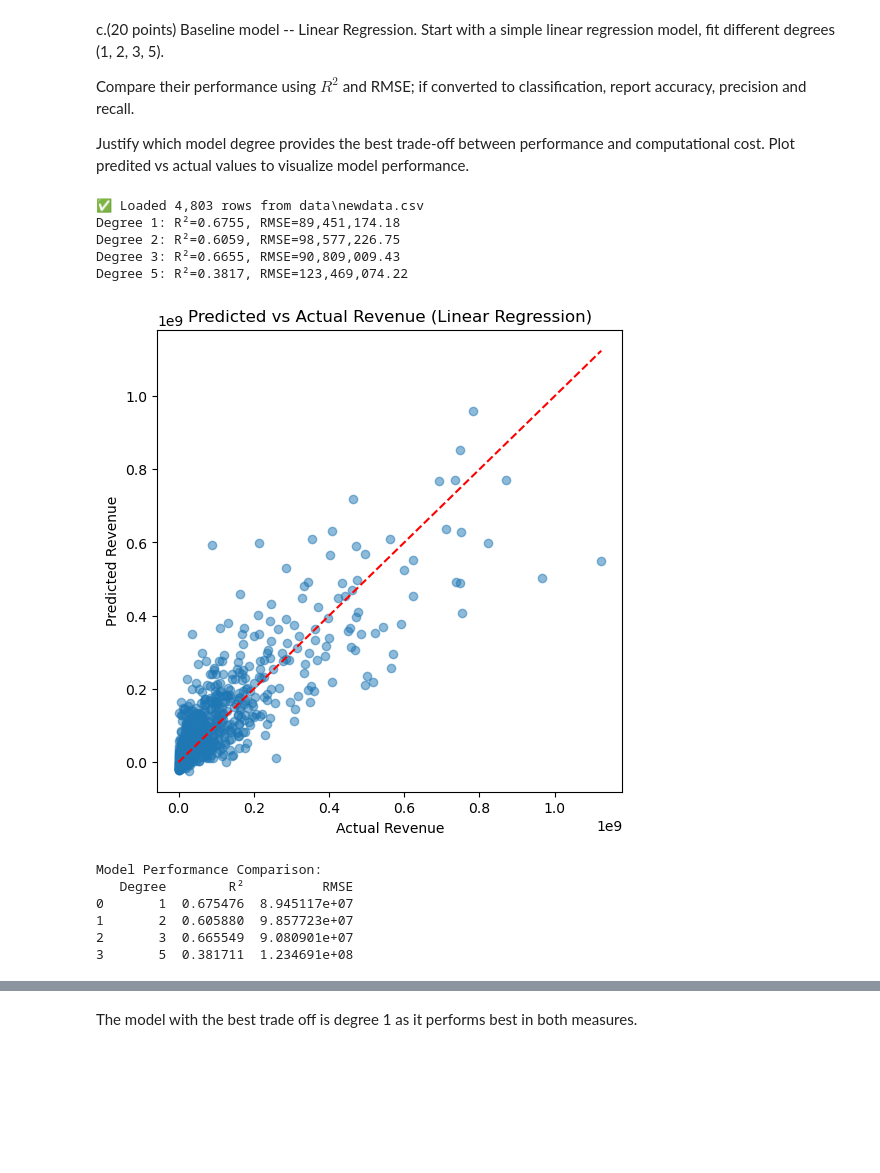
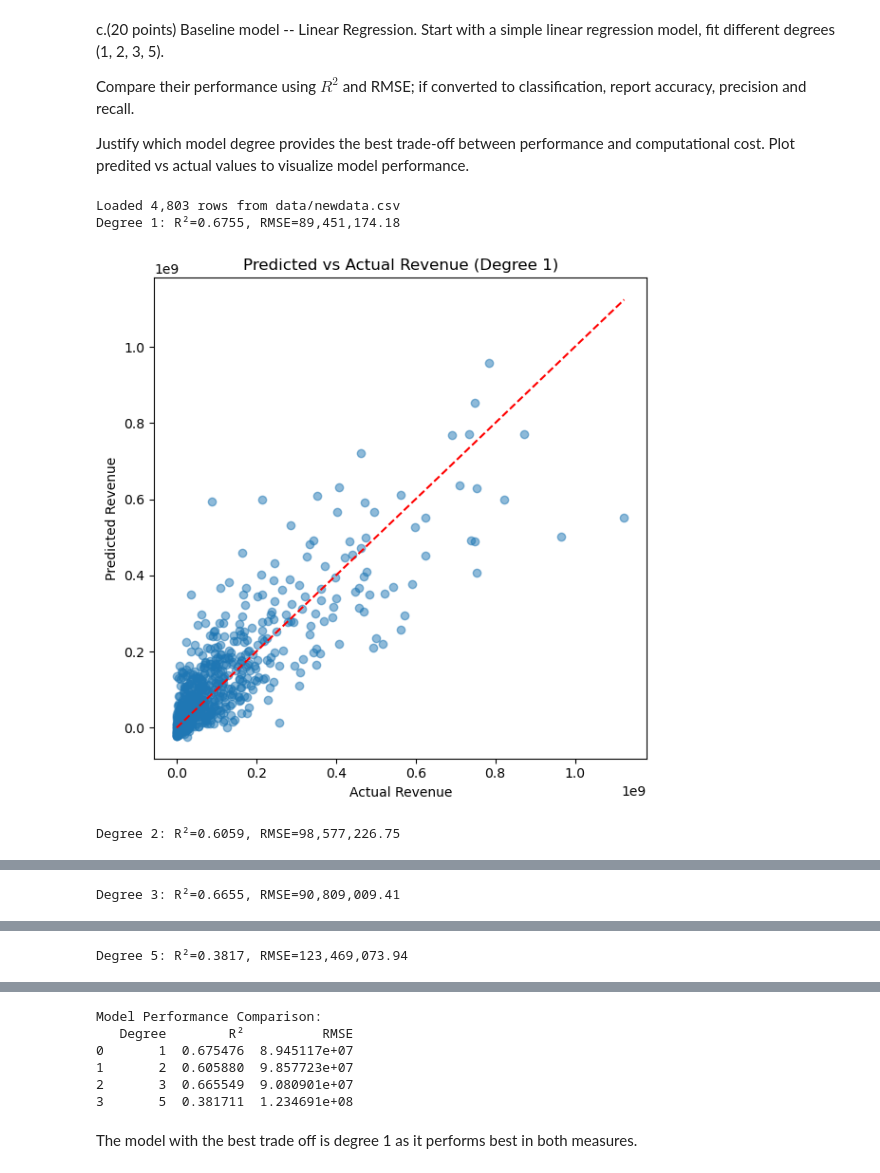
Before and after one commit to RGLEMONS7090/DataScienceFall2025Project-Group3, a Jupyter notebook: Stage_3_Report.ipynb, the cells around one changed output, grey strips where cells are left out. Cells and saved outputs as stored; diff of their text form; code cells hidden in the pictures; blank space fills up the shorter version.

```diff
--- a/Stage_3_Report.ipynb
+++ b/Stage_3_Report.ipynb
@@ -289,7 +289,7 @@ from sklearn.metrics import mean_squared_error, r2_score
 #--- Load the dataset ---
 csv_path = Path("data/newdata.csv")
 df = pd.read_csv(csv_path)
-print(f"✅ Loaded {len(df):,} rows from {csv_path}")
+print(f"Loaded {len(df):,} rows from {csv_path}")
 
 #--- Define features and target ---
 features = ['budget', 'runtime', 'popularity', 'vote_average', 'vote_count']
@@ -302,57 +302,51 @@ df = df.dropna(subset=features + [target])
 X = df[features]
 y = df[target]
 
 #Train/test split (80/20)
-X_train, X_test, y_train, y_test = train_test_split(X, y, test_size=0.2, random_state=42)
+X_train, X_test, y_train, y_test = train_test_split(
+    X, y, test_size=0.2, random_state=42
+)
 
 #--- Polynomial Regression Loop for degrees 1, 2, 3, 5 ---
 degrees = [1, 2, 3, 5]
 results = []
 
 for d in degrees:
+    # Generate polynomial features
     poly = PolynomialFeatures(degree=d, include_bias=False)
     X_train_poly = poly.fit_transform(X_train)
     X_test_poly = poly.transform(X_test)
 
+    # Fit model
     model = LinearRegression()
     model.fit(X_train_poly, y_train)
 
+    # Predict
     y_pred = model.predict(X_test_poly)
+
+    # Metrics
     rmse = sqrt(mean_squared_error(y_test, y_pred))
     r2 = r2_score(y_test, y_pred)
+    results.append((d, r2, rmse))
 
-    results.append((d, r2, rmse))
     print(f"Degree {d}: R²={r2:.4f}, RMSE={rmse:,.2f}")
 
-#--- Visualization for degree 1 (baseline linear model) ---
-poly = PolynomialFeatures(degree=1, include_bias=False)
-X_train_poly = poly.fit_transform(X_train)
-X_test_poly = poly.transform(X_test)
-model = LinearRegression().fit(X_train_poly, y_train)
-y_pred = model.predict(X_test_poly)
-
-plt.figure(figsize=(6, 6))
-plt.scatter(y_test, y_pred, alpha=0.5)
-plt.plot([y_test.min(), y_test.max()], [y_test.min(), y_test.max()], "r--")
-plt.xlabel("Actual Revenue")
-plt.ylabel("Predicted Revenue")
-plt.title("Predicted vs Actual Revenue (Linear Regression)")
-plt.show()
+    # ----- Plot Predicted vs Actual -----
+    plt.figure(figsize=(6, 6))
+    plt.scatter(y_test, y_pred, alpha=0.5)
+    plt.plot([y_test.min(), y_test.max()], [y_test.min(), y_test.max()], "r--")
+    plt.xlabel("Actual Revenue")
+    plt.ylabel("Predicted Revenue")
+    plt.title(f"Predicted vs Actual Revenue (Degree {d})")
+    plt.tight_layout()
+    plt.show()
 
 #--- Results summary table ---
 results_df = pd.DataFrame(results, columns=["Degree", "R²", "RMSE"])
 print("\nModel Performance Comparison:")
 print(results_df)
 # %% [output]
-✅ Loaded 4,803 rows from data\newdata.csv
+Loaded 4,803 rows from data/newdata.csv
 Degree 1: R²=0.6755, RMSE=89,451,174.18
-Degree 2: R²=0.6059, RMSE=98,577,226.75
-Degree 3: R²=0.6655, RMSE=90,809,009.43
-Degree 5: R²=0.3817, RMSE=123,469,074.22
-[figure, old version]
+[figure, new version]
-Model Performance Comparison:
-   Degree        R²          RMSE
-0       1  0.675476  8.945117e+07
-1       2  0.605880  9.857723e+07
-2       3  0.665549  9.080901e+07
-3       5  0.381711  1.234691e+08
+Degree 2: R²=0.6059, RMSE=98,577,226.75
@@ -358,0 +354 @@ Model Performance Comparison:
+Degree 3: R²=0.6655, RMSE=90,809,009.41
@@ -358,0 +356 @@ Model Performance Comparison:
+Degree 5: R²=0.3817, RMSE=123,469,073.94
@@ -359,3 +358,9 @@ Model Performance Comparison:
+Model Performance Comparison:
+   Degree        R²          RMSE
+0       1  0.675476  8.945117e+07
+1       2  0.605880  9.857723e+07
+2       3  0.665549  9.080901e+07
+3       5  0.381711  1.234691e+08
 # %% [markdown]
 The model with the best trade off is degree 1 as it performs best in both measures.
 # %% [markdown]
```
Also changed, not shown: parts of 1 cell of this notebook.
